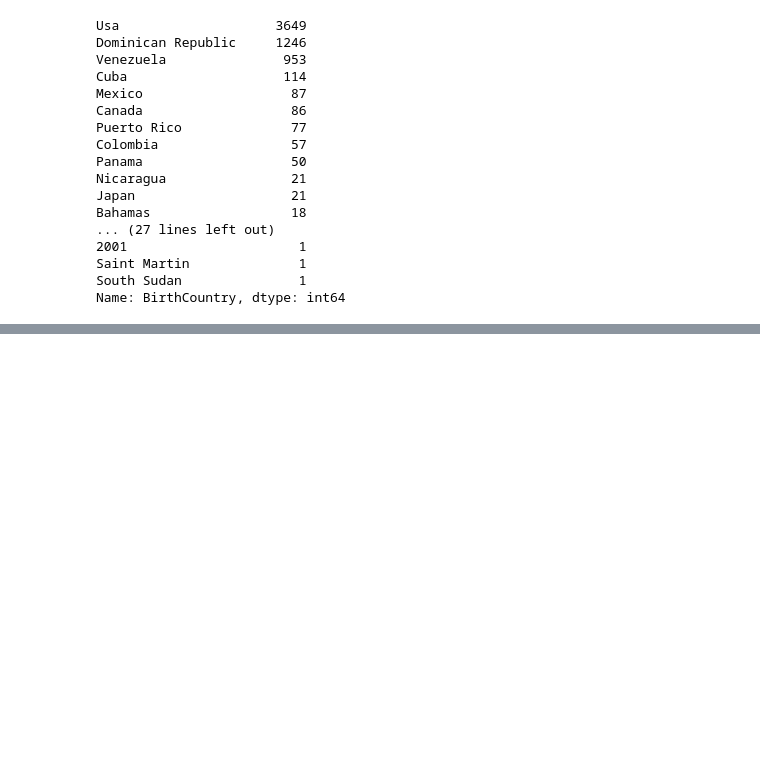
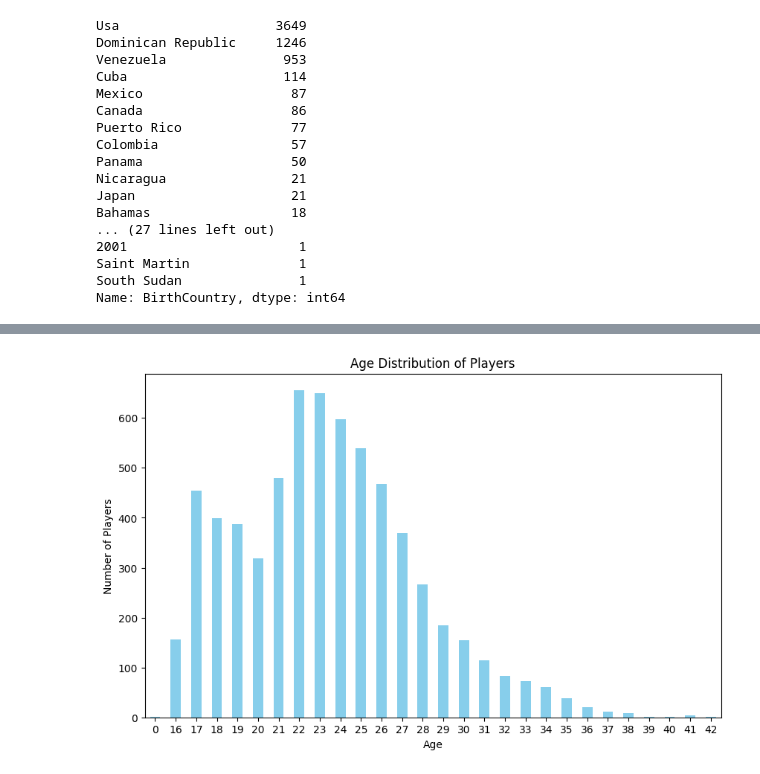
Before and after one commit to avidcyclist/baseball_data, a Jupyter notebook: data/data_playground.ipynb, the cells around one changed output, grey strips where cells are left out. Saved outputs shown, nothing was run; the diff lists cells and outputs as text; code cells hidden in the pictures; blank space fills up the shorter version.

```diff
--- a/data/data_playground.ipynb
+++ b/data/data_playground.ipynb
@@ -589,0 +479,21 @@ Name: BirthCountry, dtype: int64
+# %%
+# Ensure the BirthDate column is in datetime format
+players_data['BirthDate'] = pd.to_datetime(players_data['BirthDate'], errors='coerce')
+
+# Calculate the age of each player
+current_date = datetime.now()
+players_data['Age'] = players_data['BirthDate'].apply(lambda x: current_date.year - x.year - ((current_date.month, current_date.day) < (x.month, x.day)) if pd.notnull(x) else None)
+
+# Get the value counts of the ages
+age_counts = players_data['Age'].value_counts().sort_index()
+
+# Plot the bar chart
+plt.figure(figsize=(10, 6))
+age_counts.plot(kind='bar', color='skyblue')
+plt.xlabel('Age')
+plt.ylabel('Number of Players')
+plt.title('Age Distribution of Players')
+plt.xticks(rotation=0)
+plt.show()
+# %% [output]
+[figure, added]
```
Also changed, not shown: parts of 9 cells of this notebook, 3 other files.
